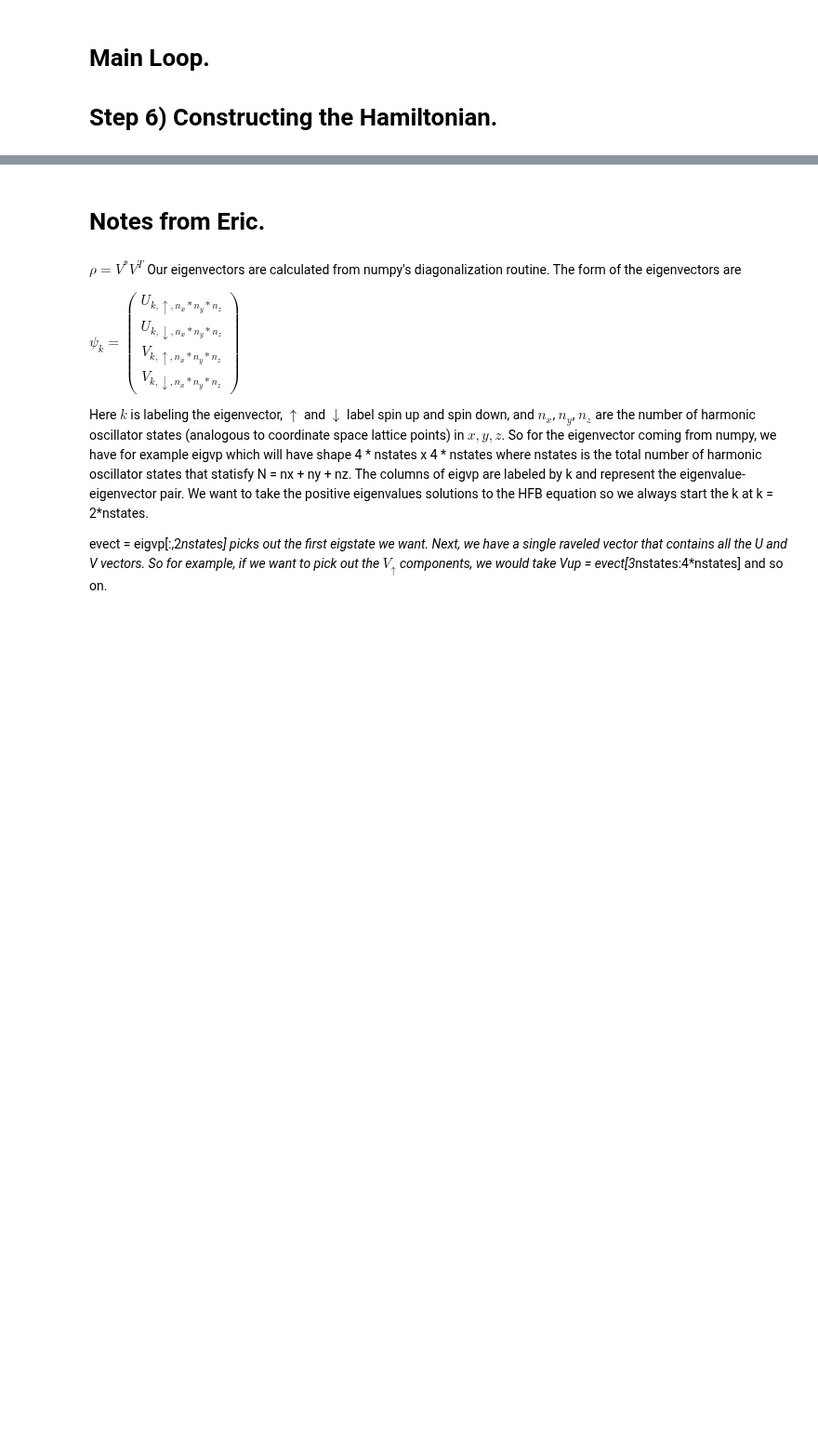
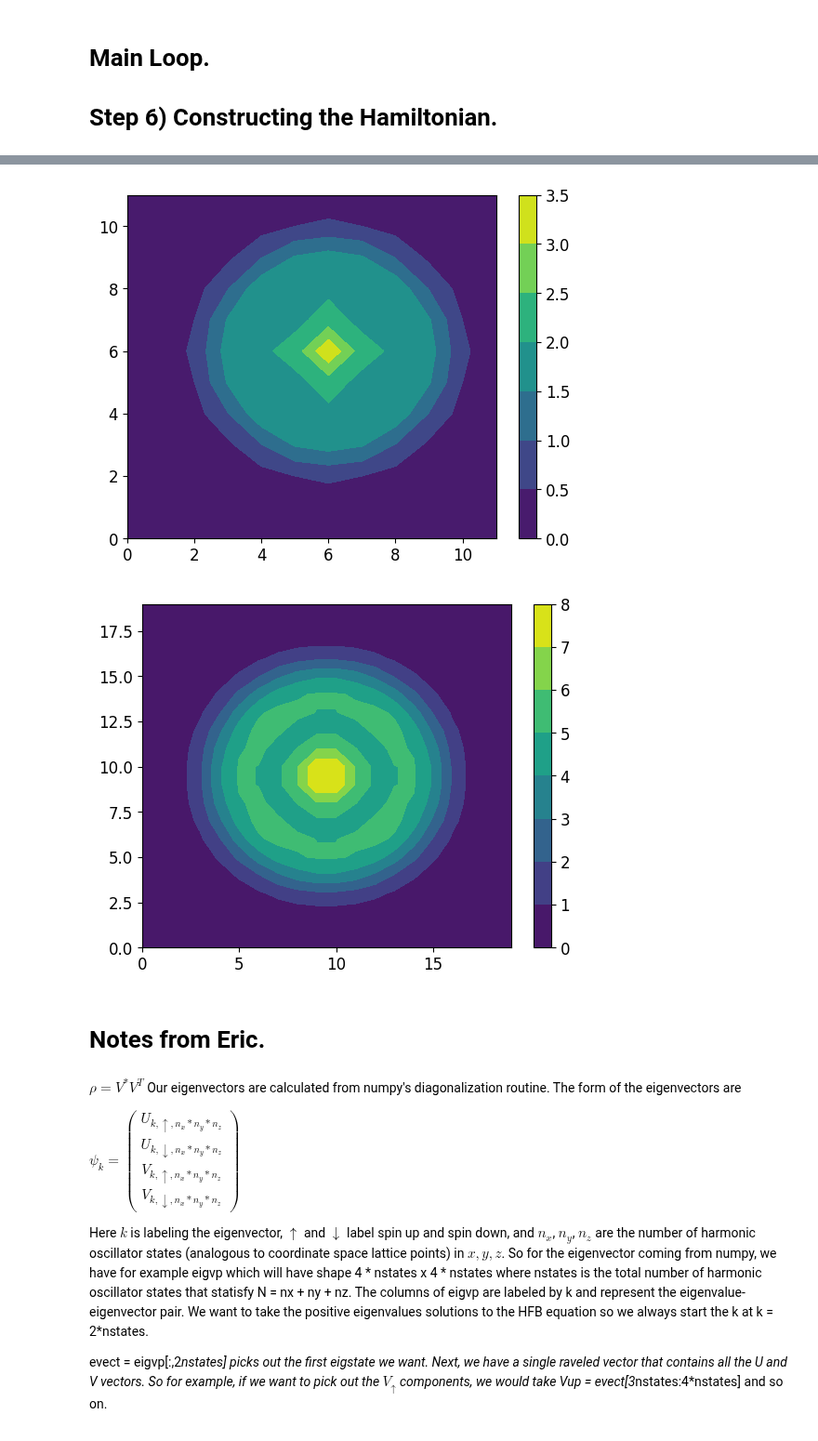
Before and after one commit to ia4021/harmonic3dhfb, a Jupyter notebook: harmonic3dhfb_v2.ipynb, the cells around one changed output, grey strips where cells are left out. Shown at 93% size. Saved outputs shown, nothing was run; the diff lists cells and outputs as text; code cells hidden in the pictures; blank space fills up the shorter version.

```diff
--- a/harmonic3dhfb_v2.ipynb
+++ b/harmonic3dhfb_v2.ipynb
@@ -1507,3 +1661,71 @@ plt.colorbar()
+# %%
+# Reshaping potentials.
+uren_test = PotsN[:nxyz].reshape((nx, ny, nz))
+urep_test = PotsP[:nxyz].reshape((nx, ny, nz))
+wxn_test = PotsN[nxyz:2*nxyz].reshape((nx, ny, nz))
+wxp_test = PotsP[nxyz:2*nxyz].reshape((nx, ny, nz))
+wyn_test = PotsN[2*nxyz:3*nxyz].reshape((nx, ny, nz))
+wyp_test = PotsP[2*nxyz:3*nxyz].reshape((nx, ny, nz))
+wzn_test = PotsN[3*nxyz:4*nxyz].reshape((nx, ny, nz))
+wzp_test = PotsP[3*nxyz:4*nxyz].reshape((nx, ny, nz))
+effmassn_test = PotsN[4*nxyz:5*nxyz].reshape((nx, ny, nz))
+effmassp_test = PotsP[4*nxyz:5*nxyz].reshape((nx, ny, nz))
+deltan_test = PotsN[5*nxyz:7*nxyz:2].reshape((nx, ny, nz))+1j*PotsN[5*nxyz+1:7*nxyz:2].reshape((nx, ny, nz))
+deltap_test = PotsN[5*nxyz:7*nxyz:2].reshape((nx, ny, nz))+1j*PotsN[5*nxyz+1:7*nxyz:2].reshape((nx, ny, nz))
+# %%
+# levels = np.linspace(-54, 0, 51)
+# cf = plt.contourf(ytest,ztest,uren_test[int(nx/2),:,:], levels=levels, cmap='viridis', extend='neither')
+# plt.colorbar(cf, ticks=np.linspace(-50,0,6))
+# plt.show()
+
+# levels = np.linspace(-54, 0, 51)
+# cf = plt.contourf(y,z,pots_test.ure[1,int(ngausshermx/2),:,:], levels=levels, cmap='viridis', extend='neither')
+# plt.colorbar(cf, ticks=np.linspace(-50,0,6))
+# plt.show()
+
+# levels = np.linspace(-60, 8, 51)
+# cf = plt.contourf(ytest,ztest,urep_test[int(nx/2),:,:], levels=levels, cmap='viridis', extend='neither')
+# plt.colorbar(cf, ticks=np.linspace(-50,0,6))
+# plt.show()
+
+# levels = np.linspace(-60, 8, 51)
+# cf = plt.contourf(y,z,pots_test.ure[0,int(ngausshermx/2),:,:], levels=levels, cmap='viridis', extend='neither')
+# plt.colorbar(cf, ticks=np.linspace(-50,0,6))
+# plt.show()
+
+# plt.plot(wxn_test[:,:,:].flatten())
+# plt.plot(pots_test.wx[1,:,:,:].flatten())
+# plt.show()
+
+# plt.plot(wyn_test[:,:,:].flatten())
+# plt.plot(pots_test.wy[1,:,:,:].flatten())
+# plt.show()
+
+# plt.plot(wzn_test[:,:,:].flatten())
+# plt.plot(pots_test.wz[1,:,:,:].flatten())
+# plt.show()
+
+# plt.plot(wxp_test[:,:,:].flatten())
+# plt.plot(pots_test.wx[0,:,:,:].flatten())
+# plt.show()
+
+# plt.plot(wyp_test[:,:,:].flatten())
+# plt.plot(pots_test.wy[0,:,:,:].flatten())
+# plt.show()
+
+# plt.plot(wzp_test[:,:,:].flatten())
+# plt.plot(pots_test.wz[0,:,:,:].flatten())
+# plt.show()
+
+plt.contourf(np.abs(deltan_test[int(nx/2),:,:]))
+plt.colorbar()
+plt.show()
+plt.contourf(np.abs(pots_test.delta[1,int(ngausshermx/2),:,:]))
+plt.colorbar()
+plt.show()
+# %% [output]
+[figure, added]
+[figure, added]
 # %% [markdown]
 # Notes from Eric.
 # %% [markdown]
```
Also changed, not shown: parts of 27 cells of this notebook.
